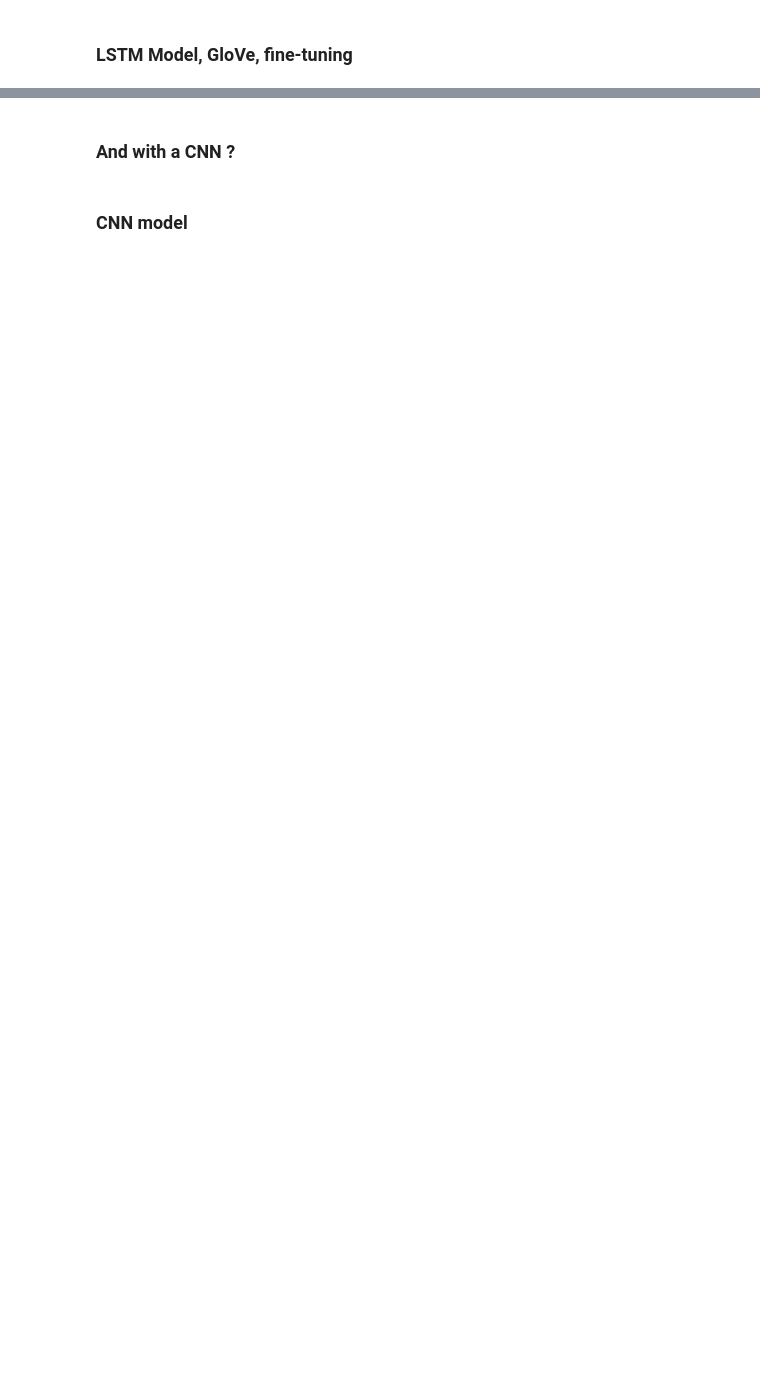
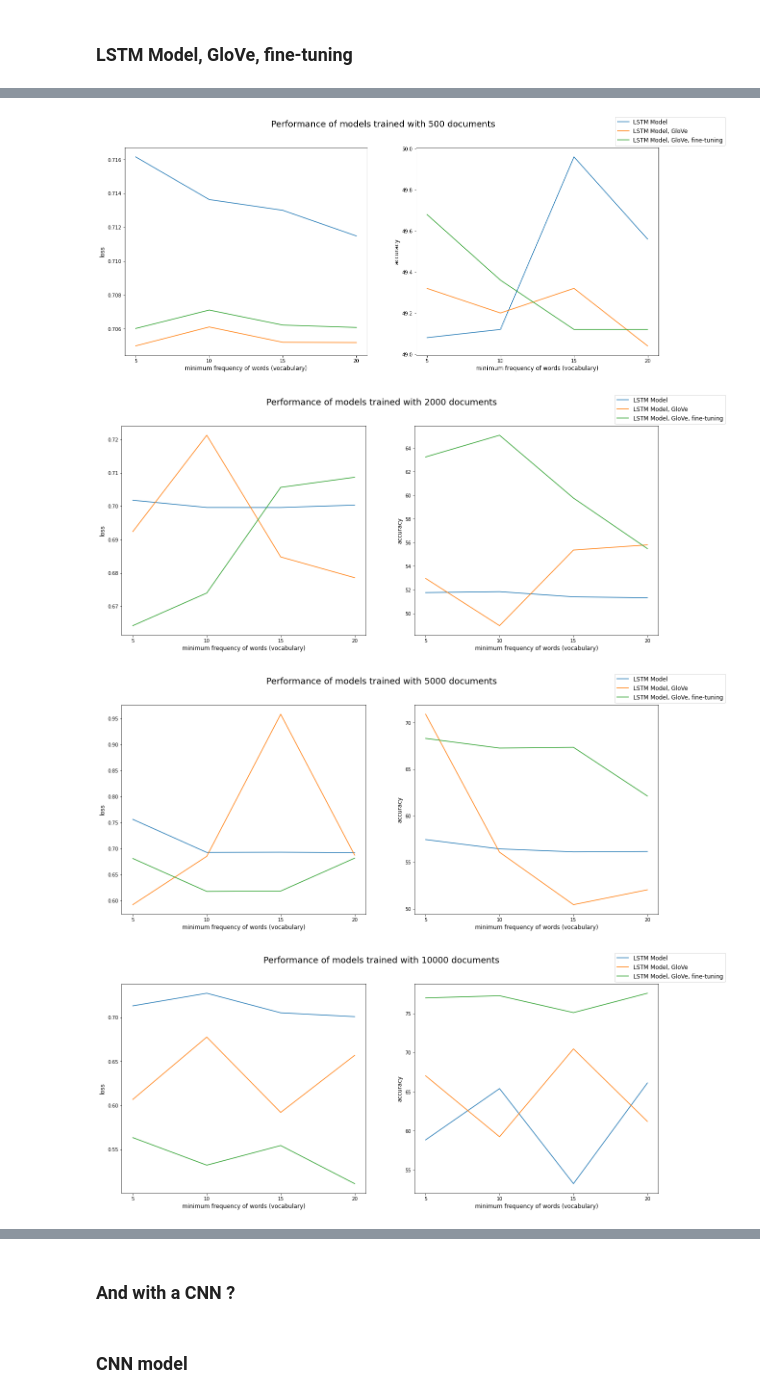
Before and after one commit to kvnsnchz/nlp_project, a Jupyter notebook: TP_Classification_Pytorch.ipynb, the cells around one changed output, grey strips where cells are left out. Cells and saved outputs as stored; diff of their text form; code cells hidden in the pictures; blank space fills up the shorter version.

```diff
--- a/TP_Classification_Pytorch.ipynb
+++ b/TP_Classification_Pytorch.ipynb
@@ -962,8 +945,8 @@ class LSTMModel(nn.Module):
     def forward(self, inputs):
         x = self.embeddings(inputs)
 
-        hidden = (torch.randn(1, x.shape[0], self.hidden_dim),
-                    torch.randn(1, x.shape[0], self.hidden_dim))
+        hidden = (torch.randn(1, x.shape[0], self.hidden_dim).to(device),
+                    torch.randn(1, x.shape[0], self.hidden_dim).to(device))
         _, hidden = self.lstm(x, hidden)
 
         o = self.linear(hidden[0]).squeeze()
@@ -1048,0 +1035,17 @@ Epoch 4 : Test loss = 0.5042733584344387; Test acc = 80.68
+# %%
+models = {
+    'LSTM Model': model_wrapper(LSTMModel, embedding_dim=300, hidden_dim=120,
+                                vocabulary_size=len(training_word2idx)),
+
+    'LSTM Model, GloVe': model_wrapper(LSTMModel, use_pretrained_emb=True, embedding_dim=300, hidden_dim=120),
+
+    'LSTM Model, GloVe, fine-tuning': model_wrapper(LSTMModel, use_pretrained_emb=True,
+                                                    embedding_dim=300, hidden_dim=120, fine_tune=True),
+}
+_optim = optim_wrapper(optim.Adam, lr=0.0025, betas=(0.9, 0.999))
+criterion = nn.BCEWithLogitsLoss()
+
+data_sizes = [500, 2000, 5000, 10000, 15000]
+min_freqs = np.arange(5, 25, 5)
+
+general_losses, general_accuracies = experiments(models, criterion, _optim, data_sizes, min_freqs)
@@ -1048,0 +1070,7 @@ Epoch 4 : Test loss = 0.5042733584344387; Test acc = 80.68
+# %%
+plot_results(general_losses, general_accuracies, models, data_sizes, min_freqs)
+# %% [output]
+[figure, added]
+[figure, added]
+[figure, added]
+[figure, added]
```
Also changed, not shown: parts of 30 cells of this notebook.
